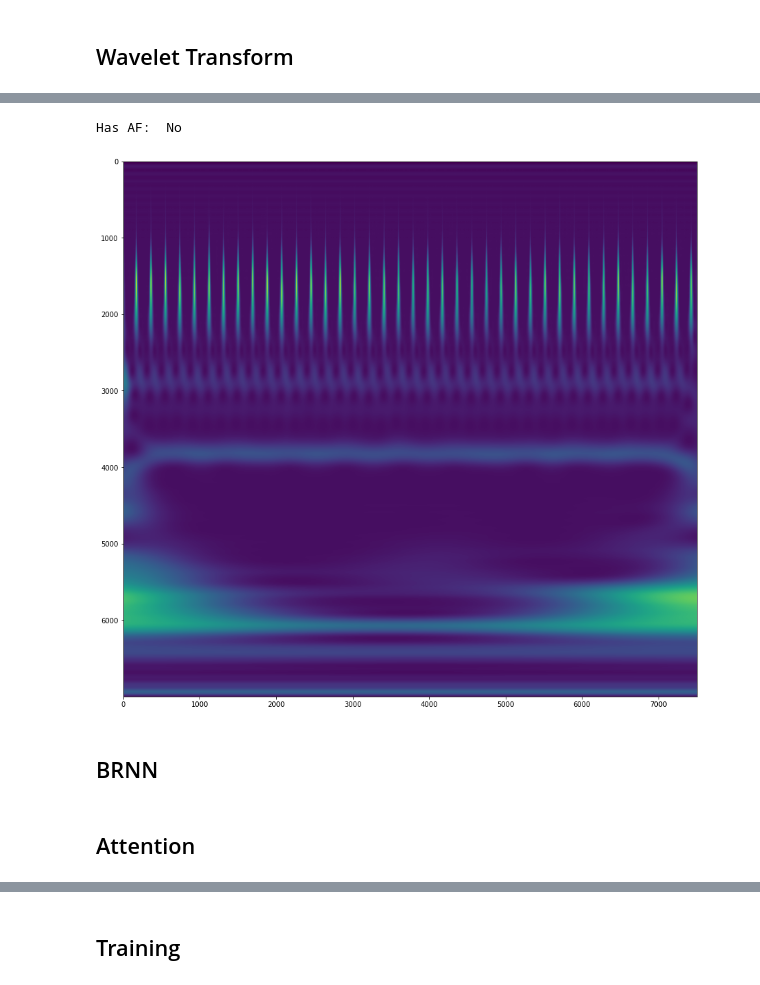
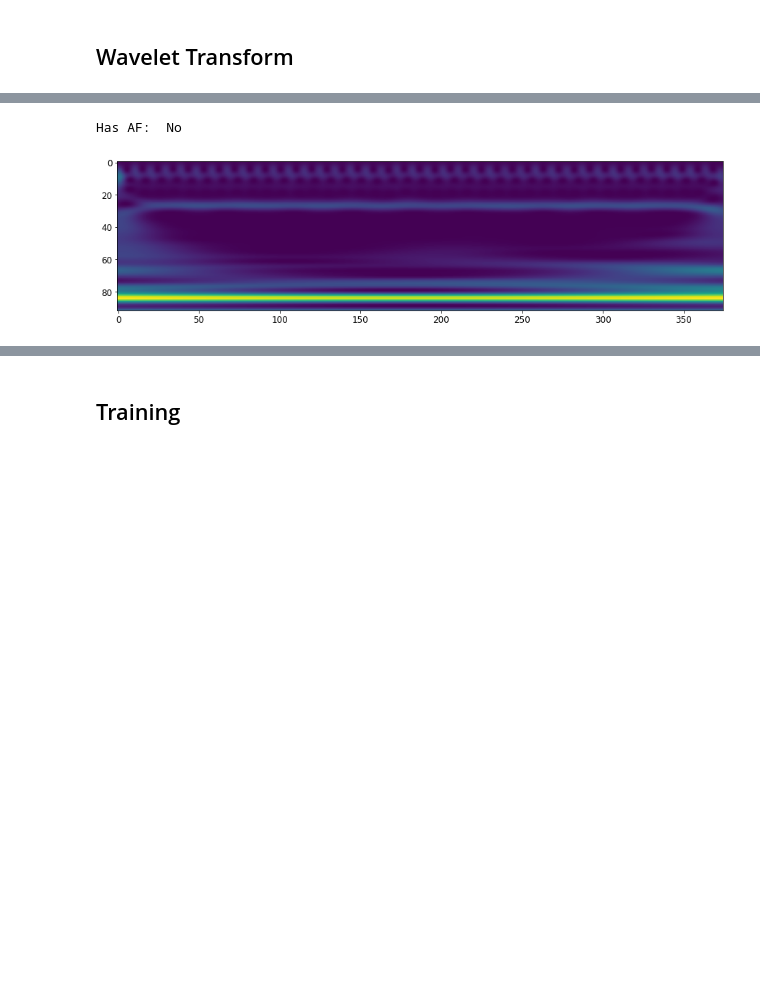
Before and after one commit to kalifadan/Final_project_cs236781, a Jupyter notebook: src/Model.ipynb, the cells around one changed output, grey strips where cells are left out. Drawn from its saved outputs; the diff is of its cells as text; code cells hidden in the pictures; blank space fills up the shorter version.

```diff
--- a/src/Model.ipynb
+++ b/src/Model.ipynb
@@ -54,5 +51,5 @@ Using device: cpu
 ## Dataset creation
 # %%
 dataset_name = 'afdb'
-dataset = AFECGDataset(dataset_name, '../data/afdb/', wavelet=WaveletTransform())
+dataset = AFECGDataset(dataset_name, '../data/afdb/', wavelet=WaveletTransform(resample=20))
 # %%
@@ -84,11 +83,11 @@ ValueError: only one element tensors can be converted to Python scalars
 # %%
 powers, label = dataset[3]
 print('Has AF: ', 'Yes' if label == 1 else 'No')
 
-signal = resample(powers[0], 7000)
+signal = powers[0] # resample(resample(powers[0], 300, axis=1), 300)
 plt.figure(figsize=(15, 15))
 plt.imshow(signal)
 plt.show()
 # %% [output]
 Has AF:  No
-[figure, old version]
+[figure, new version]
@@ -99,2 +93,0 @@ data_size = len(dataset)
-# %% [markdown]
-## BRNN
@@ -103,2 +93,0 @@ display(BRNN(50, 50, images_per_sample))
-# %% [markdown]
-## Attention
```
Also changed, not shown: parts of 17 cells of this notebook, 5 other files.
